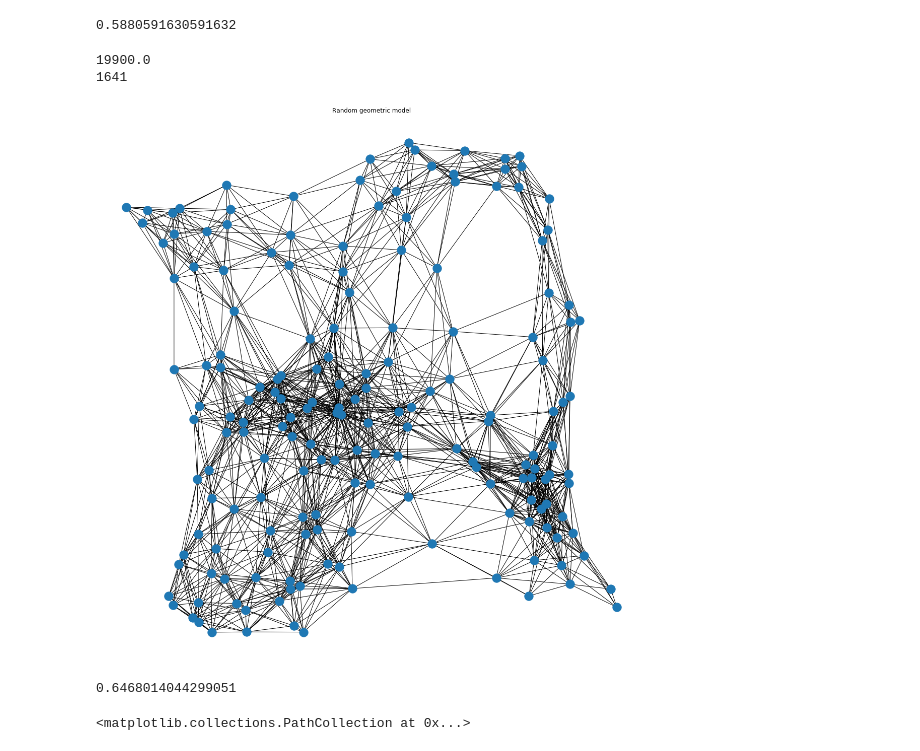
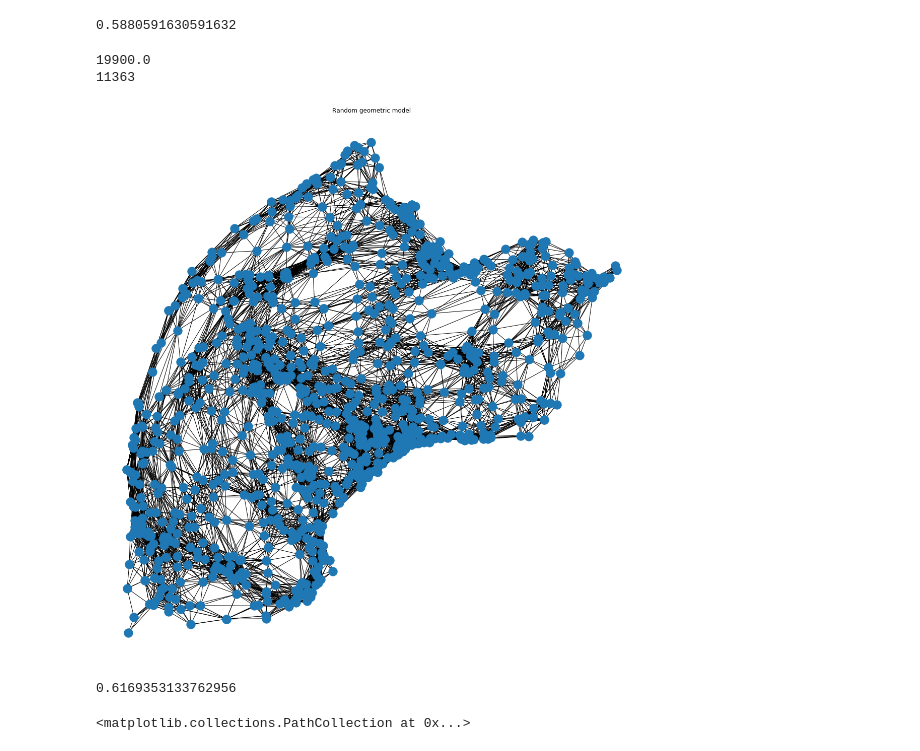
Before and after one commit to lstuurman/FRC_Thesis, a Jupyter notebook: Code/MESS_WITH_GRAPHS.ipynb, the cells around one changed output. Drawn from its saved outputs; the diff is of its cells as text; code cells hidden in the pictures.

Commit message:
fixed ratios geometric graph againnn

```diff
--- a/Code/MESS_WITH_GRAPHS.ipynb
+++ b/Code/MESS_WITH_GRAPHS.ipynb
@@ -97,30 +97,30 @@ The iterable function was deprecated in Matplotlib 3.1 and will be removed in 3.
 # %%
 ### Geometric graph
 N = 200
 r_max = 1/(np.sqrt(2) * N)
-r = .2
+r = .088
 print(N*(N-1)/2)
 # print((r**2/r_max**2) * (N-1))
 # print(r_max)
 
 # print(N*(N-1)*.5)
 # r = 10000/N**2
 # print(r)
-g = nx.random_geometric_graph(176,r, dim=2, pos=None, p=2, seed=None)
+g = nx.random_geometric_graph(1000,r, dim=2, pos=None, p=2, seed=None)
 #pos = nx.kamada_kawai_layout(g)
 plt.figure(figsize=(15,15))
 nx.draw(g)
 plt.title('Random geometric model')
 print(g.number_of_edges())
 plt.show()
 
 clustering = nx.average_clustering(g)
 print(clustering)
 # %% [output]
 19900.0
-1641
+11363
-[figure, old version]
+[figure, new version]
-0.6468014044299051
+0.6169353133762956
 # %%
 plt.scatter([1,2,3,4],[5,6,7,8])
 # %% [output]
```
Also changed, not shown: 13 other files.
